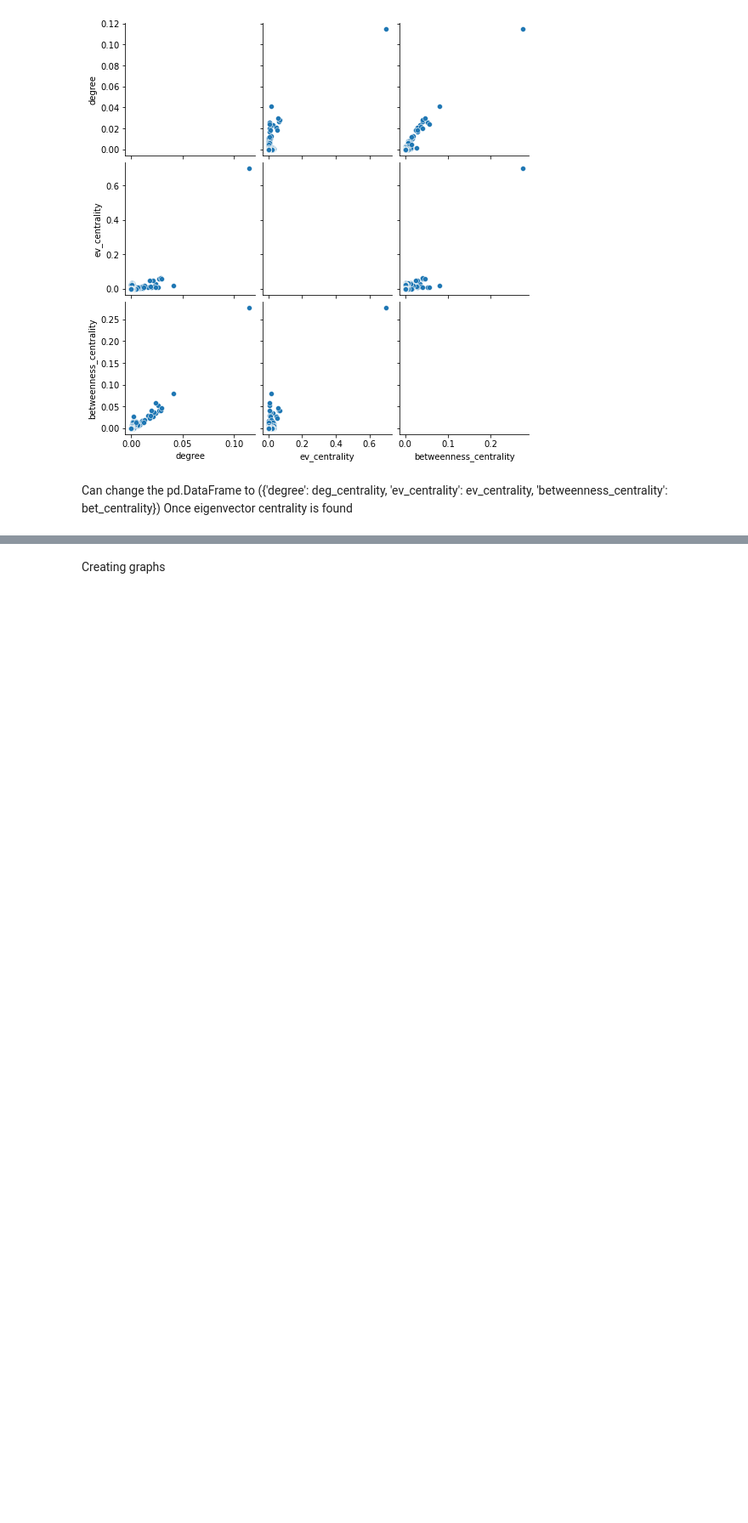
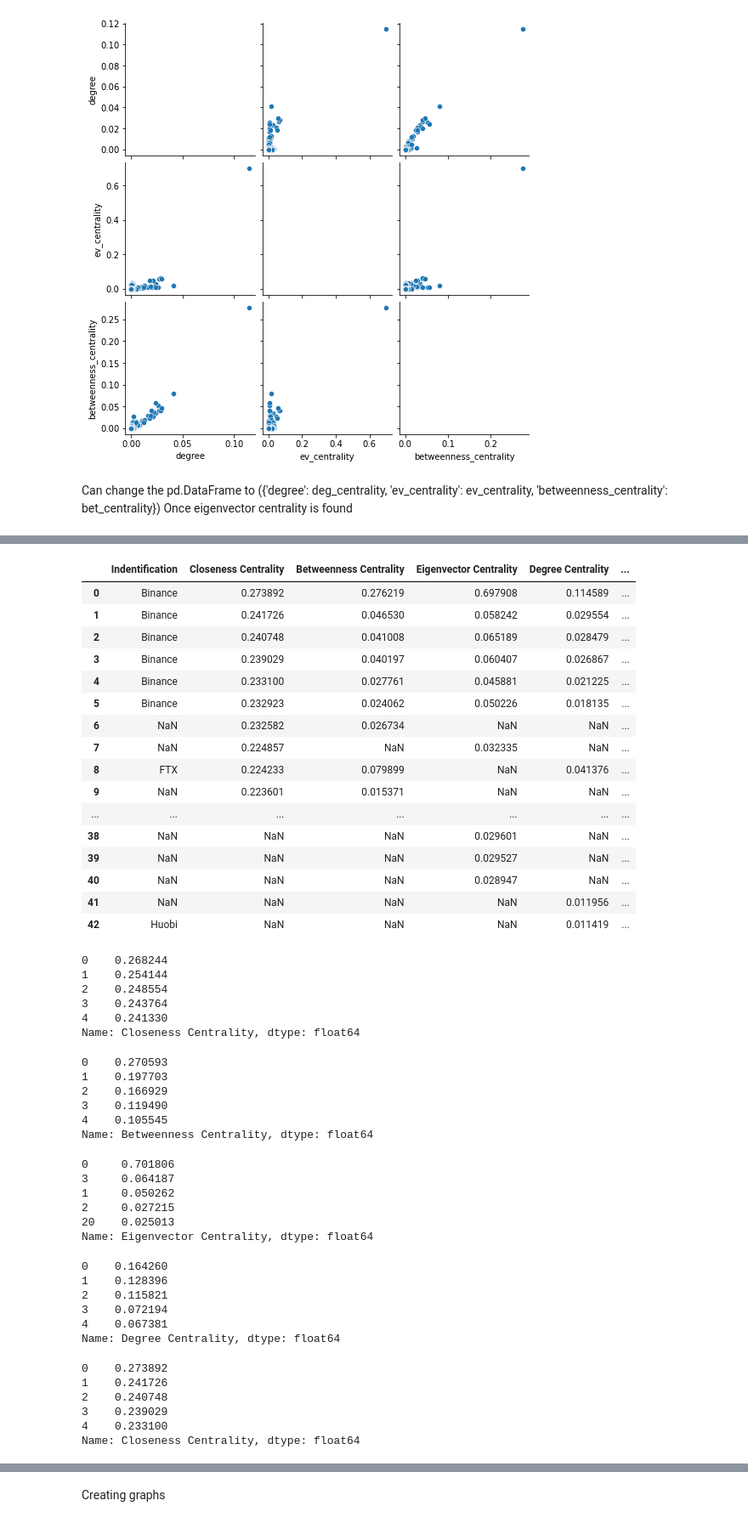
Before and after one commit to ba-group-projects/eth-trx-china-ban, a Jupyter notebook: centrality.ipynb, the cells around one changed output, grey strips where cells are left out. Shown: that part at 85% size. Drawn from its saved outputs; the diff is of its cells as text; code cells hidden in the pictures; blank space fills up the shorter version.

```diff
--- a/centrality.ipynb
+++ b/centrality.ipynb
@@ -322,0 +373,70 @@ Once eigenvector centrality is found
+# %%
+user.drop(columns="Unnamed: 0")
+# %% [output]
+|  | Indentification | Closeness Centrality | Betweenness Centrality | Eigenvector Centrality | Degree Centrality | ... |
+| 0 | Binance | 0.273892 | 0.276219 | 0.697908 | 0.114589 | ... |
+| 1 | Binance | 0.241726 | 0.046530 | 0.058242 | 0.029554 | ... |
+| 2 | Binance | 0.240748 | 0.041008 | 0.065189 | 0.028479 | ... |
+| 3 | Binance | 0.239029 | 0.040197 | 0.060407 | 0.026867 | ... |
+| 4 | Binance | 0.233100 | 0.027761 | 0.045881 | 0.021225 | ... |
+| 5 | Binance | 0.232923 | 0.024062 | 0.050226 | 0.018135 | ... |
+| 6 | NaN | 0.232582 | 0.026734 | NaN | NaN | ... |
+| 7 | NaN | 0.224857 | NaN | 0.032335 | NaN | ... |
+| 8 | FTX | 0.224233 | 0.079899 | NaN | 0.041376 | ... |
+| 9 | NaN | 0.223601 | 0.015371 | NaN | NaN | ... |
+| ... | ... | ... | ... | ... | ... | ... |
+| 38 | NaN | NaN | NaN | 0.029601 | NaN | ... |
+| 39 | NaN | NaN | NaN | 0.029527 | NaN | ... |
+| 40 | NaN | NaN | NaN | 0.028947 | NaN | ... |
+| 41 | NaN | NaN | NaN | NaN | 0.011956 | ... |
+| 42 | Huobi | NaN | NaN | NaN | 0.011419 | ... |
+# %%
+# closeness centrality top addresses for two_space
+two_space["Closeness Centrality"].sort_values(ascending=False).head(5)
+# %% [output]
+0    0.268244
+1    0.254144
+2    0.248554
+3    0.243764
+4    0.241330
+Name: Closeness Centrality, dtype: float64
+# %%
+# betweenness centrality top addresses for two_space
+two_space["Betweenness Centrality"].sort_values(ascending=False).head(5)
+# %% [output]
+0    0.270593
+1    0.197703
+2    0.166929
+3    0.119490
+4    0.105545
+Name: Betweenness Centrality, dtype: float64
+# %%
+# eigenvector centrality top addresses for two_space
+two_space["Eigenvector Centrality"].sort_values(ascending=False).head(5)
+# %% [output]
+0     0.701806
+3     0.064187
+1     0.050262
+2     0.027215
+20    0.025013
+Name: Eigenvector Centrality, dtype: float64
+# %%
+# degree centrality top addresses for two_space
+two_space["Degree Centrality"].head(5).sort_values(ascending = False)
+# %% [output]
+0    0.164260
+1    0.128396
+2    0.115821
+3    0.072194
+4    0.067381
+Name: Degree Centrality, dtype: float64
+# %%
+# closeness centrality top addresses for user
+user["Closeness Centrality"].sort_values(ascending=False).head(5)
+# %% [output]
+0    0.273892
+1    0.241726
+2    0.240748
+3    0.239029
+4    0.233100
+Name: Closeness Centrality, dtype: float64
```
Also changed, not shown: parts of 7 cells of this notebook, 2 other files.
